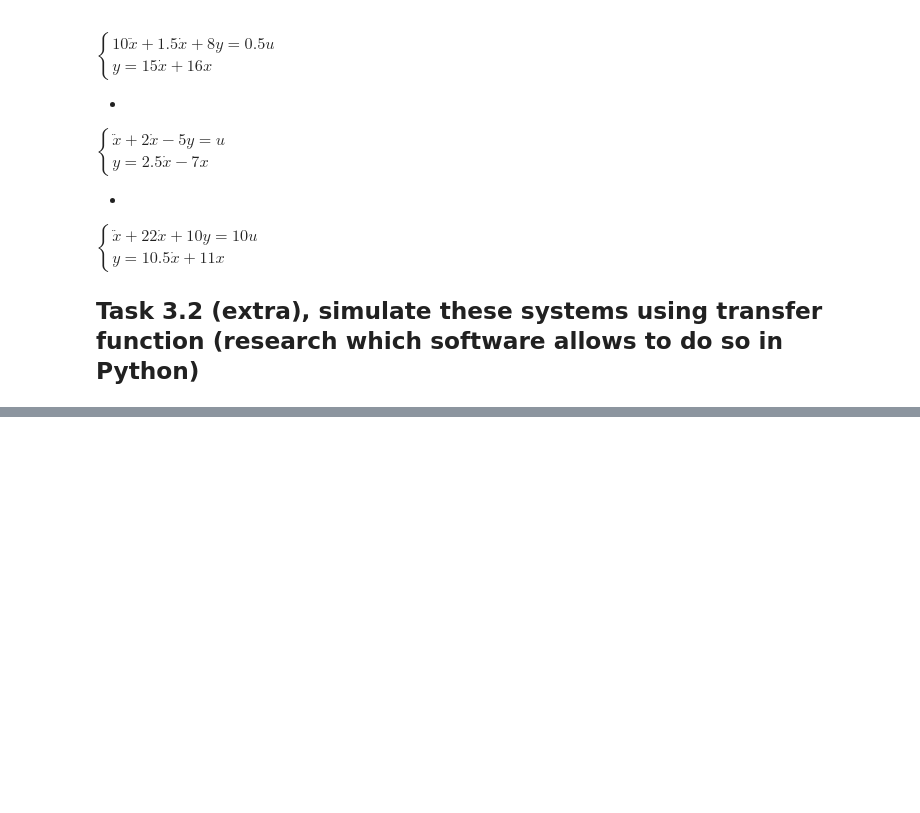
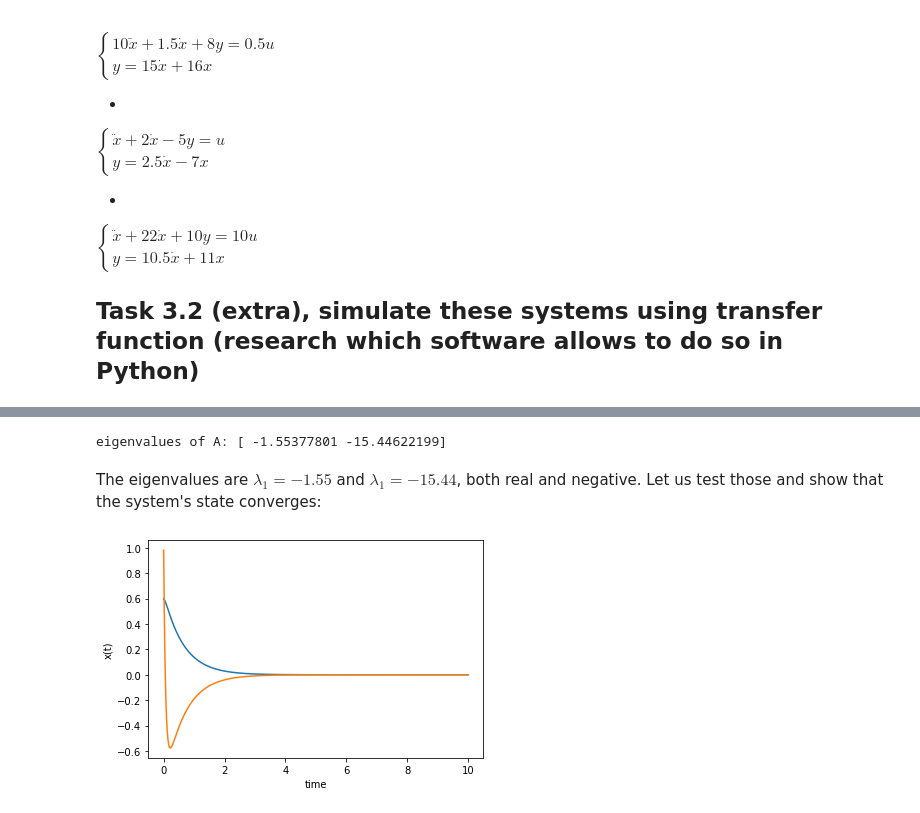
Before and after one commit to SergeiSa/Control-Theory-Slides-Spring-2021, a Jupyter notebook: ColabNotebooks/Lab1_Control2021.ipynb, the cells around one changed output, grey strips where cells are left out. Cells and saved outputs as stored; diff of their text form; code cells hidden in the pictures; blank space fills up the shorter version.

```diff
--- a/ColabNotebooks/Lab1_Control2021.ipynb
+++ b/ColabNotebooks/Lab1_Control2021.ipynb
@@ -309,0 +341,29 @@ $
+# %%
+import numpy as np
+from numpy.linalg import eig
+
+A = np.array([[-1, 0.4], [-20, -16]]) # state matrix
+e, v = eig(A)
+print("eigenvalues of A:", e)
+# %% [output]
+eigenvalues of A: [ -1.55377801 -15.44622199]
+# %% [markdown]
+The eigenvalues are $\lambda_1 = -1.55$ and $\lambda_1 = -15.44$, both real and negative. Let us test those and show that the system's state converges:
+# %%
+from scipy.integrate import odeint
+import matplotlib.pyplot as plt
+
+def LTI(x, t):
+    return A.dot(x)
+
+time = np.linspace(0, 10, 1000)    # interval from 0 to 10
+x0 = np.random.rand(2)            # initial state
+
+solution = odeint(LTI, x0, time)
+
+plt.plot(time, solution)
+plt.xlabel('time')
+plt.ylabel('x(t)')
+plt.show()
+# %% [output]
+[figure, added]
```
Also changed, not shown: parts of 6 cells of this notebook.
